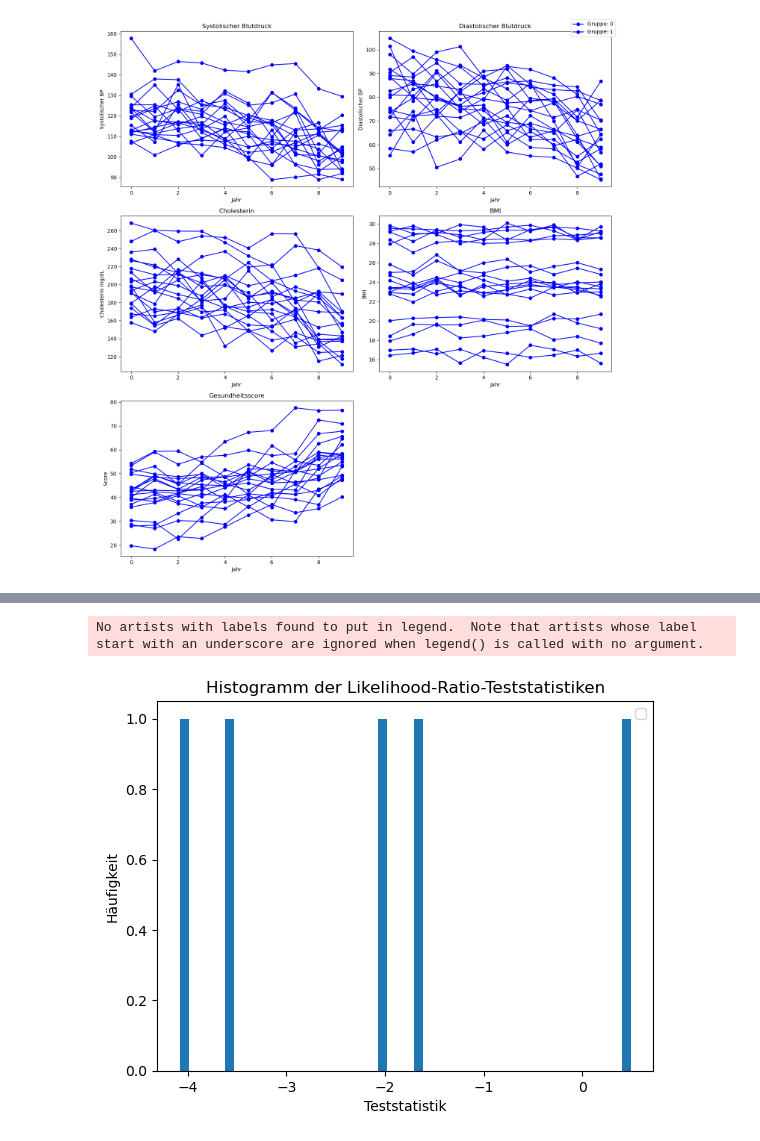
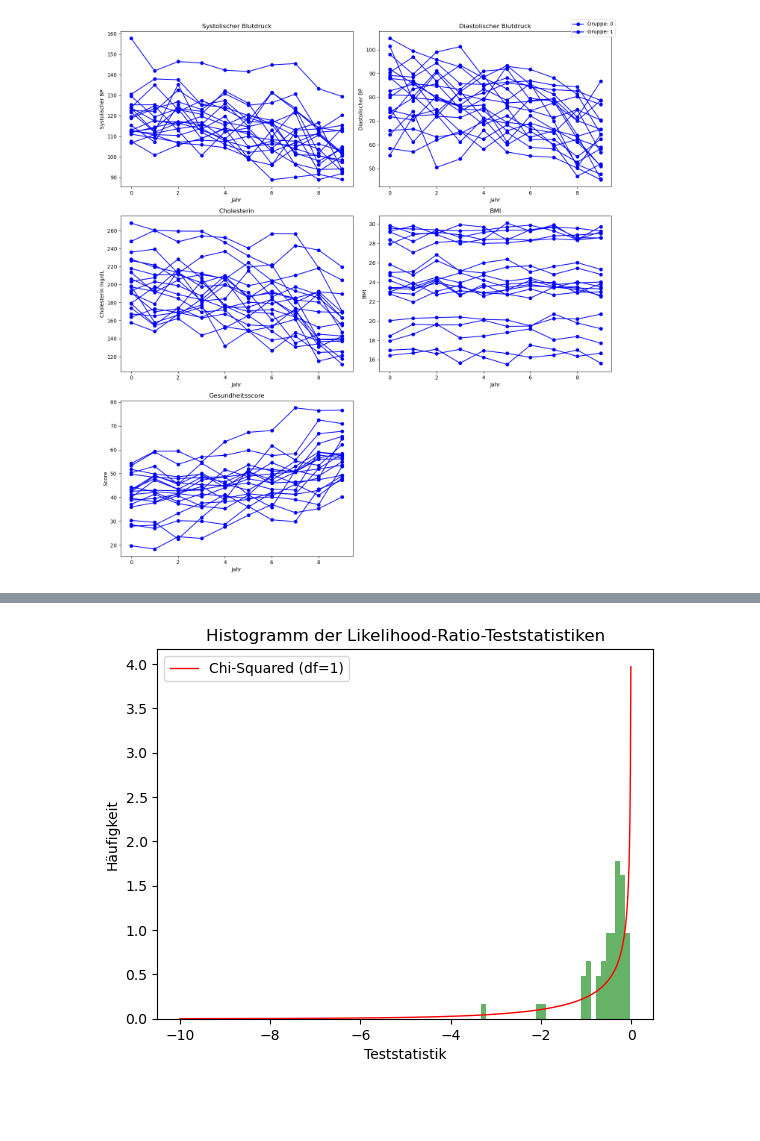
Before and after one commit to el-pato01/BA2024, a Jupyter notebook: Code/Übung/dietarychange.ipynb, the cells around one changed output, grey strips where cells are left out. Cells and saved outputs as stored; diff of their text form; code cells hidden in the pictures; blank space fills up the shorter version.

```diff
--- a/Code/Übung/dietarychange.ipynb
+++ b/Code/Übung/dietarychange.ipynb
@@ -274,7 +241,7 @@ def calculate_Xlist(df, fixed_effects_keys):
                 for pat in df['patient_id'].unique()]
     return X_list
 
-def likelihood_ratio(Lmin, Lmax, diff):
+def likelihood_ratio(Lmin, Lmax):
     return  2 * (Lmax - Lmin)
 # %%
 num_simulations = 100
@@ -371,19 +379,24 @@ KeyboardInterrupt:
 # %%
+lrt_hist = []
+for val in lrt_results:
+    if val < 0:
+        lrt_hist.append(val)
+
+
 # Histogramm der Teststatistiken erstellen
-plt.hist(lrt_results, bins=50) # balken dünner und so dass man mit chi quadrat vergleichen kann
+plt.hist(np.array(torch.stack(lrt_hist).detach()), bins=30, density=True, alpha=0.6, color='g')# balken dünner und so dass man mit chi quadrat vergleichen kann
 
 # Chi-Quadrat-Verteilung mit einem Freiheitsgrad plotten (für Vergleich)
-#x = np.linspace(0, 10, 1000)
-#plt.plot(-x, chi2.pdf(x, df=1), 'r-', lw=1, label='Chi-Squared (df=1)')
+x = np.linspace(0, 10, 1000)
+plt.plot(-x, chi2.pdf(x, df=1), 'r-', lw=1, label='Chi-Squared (df=1)')
 
 # Beschriftungen hinzufügen
 plt.title('Histogramm der Likelihood-Ratio-Teststatistiken')
 plt.xlabel('Teststatistik')
 plt.ylabel('Häufigkeit')
 plt.legend()
 
 # Histogramm anzeigen
 plt.show()
 # %% [output]
-No artists with labels found to put in legend.  Note that artists whose label start with an underscore are ignored when legend() is called with no argument.
-[figure, old version]
+[figure, new version]
```
Also changed, not shown: parts of 4 cells of this notebook, 22 other files.
